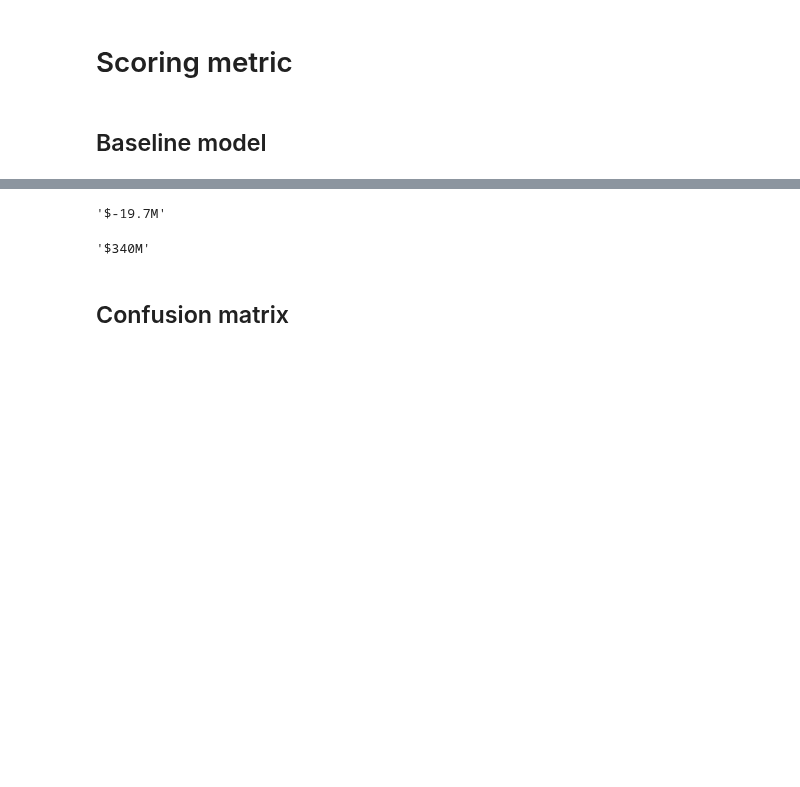
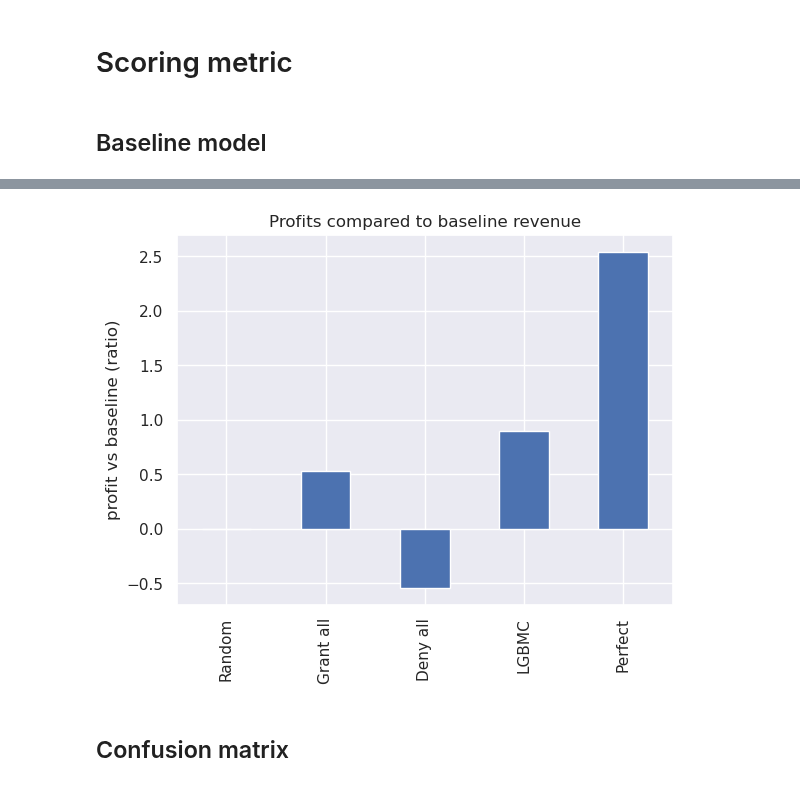
Before and after one commit to carlgennetais/P7_scoring_ML, a Jupyter notebook: notebooks/P7_04_modeling-pipeline.ipynb, the cells around one changed output, grey strips where cells are left out. Drawn from its saved outputs; the diff is of its cells as text; code cells hidden in the pictures; blank space fills up the shorter version.

```diff
--- a/notebooks/P7_04_modeling-pipeline.ipynb
+++ b/notebooks/P7_04_modeling-pipeline.ipynb
@@ -142,8 +149,8 @@ GOODS_CREDIT_RATIO = (
 def pnl(
     y_true: "ndarray",
     y_pred: "ndarray",
-    interest: "float" = 0.03,
-    goods_recover_rate: "float" = 0.60,
+    interest: "float" = 0.04,
+    goods_recover_rate: "float" = 0.70,
     normalize: "bool" = True,
 ):
     """
@@ -205,9 +212,9 @@ def pnl(
         -credit + seized_goods,
         bank_revenue,
     )
-    if normalize:
-        return bank_revenue.sum() / pnl(
-            y_true, y_true, interest, goods_recover_rate, normalize=False
-        )
-    else:
-        return bank_revenue.sum()
+    # if normalize:
+    #     return bank_revenue.sum() / pnl(
+    #         y_true, y_true, interest, goods_recover_rate, normalize=False
+    #     )
+    # else:
+    return bank_revenue.sum()
@@ -525,6 +537,9 @@ res_accuracy.plot()
+# %%
+results.pnl_to_baseline.plot.bar(subplots=False)
+plt.title("Profits compared to baseline revenue")
+plt.ylabel("profit vs baseline (ratio)")
+plt.show();
+# %% [output]
+[figure, added]
 # %%
 from sklearn.dummy import DummyClassifier
-# %%
-human_format(pnl(y_test, y_pred, normalize=False))
-# %% [output]
-'$-19.7M'
@@ -537,7 +546,2 @@ deny_all.fit(X_train, y_train)
-# %%
-# Perfect classifier
-human_format(pnl(y_test, y_test, normalize=False))
-# %% [output]
-'$340M'
 # %% [markdown]
 ## Confusion matrix
```
Also changed, not shown: parts of 24 cells of this notebook.
